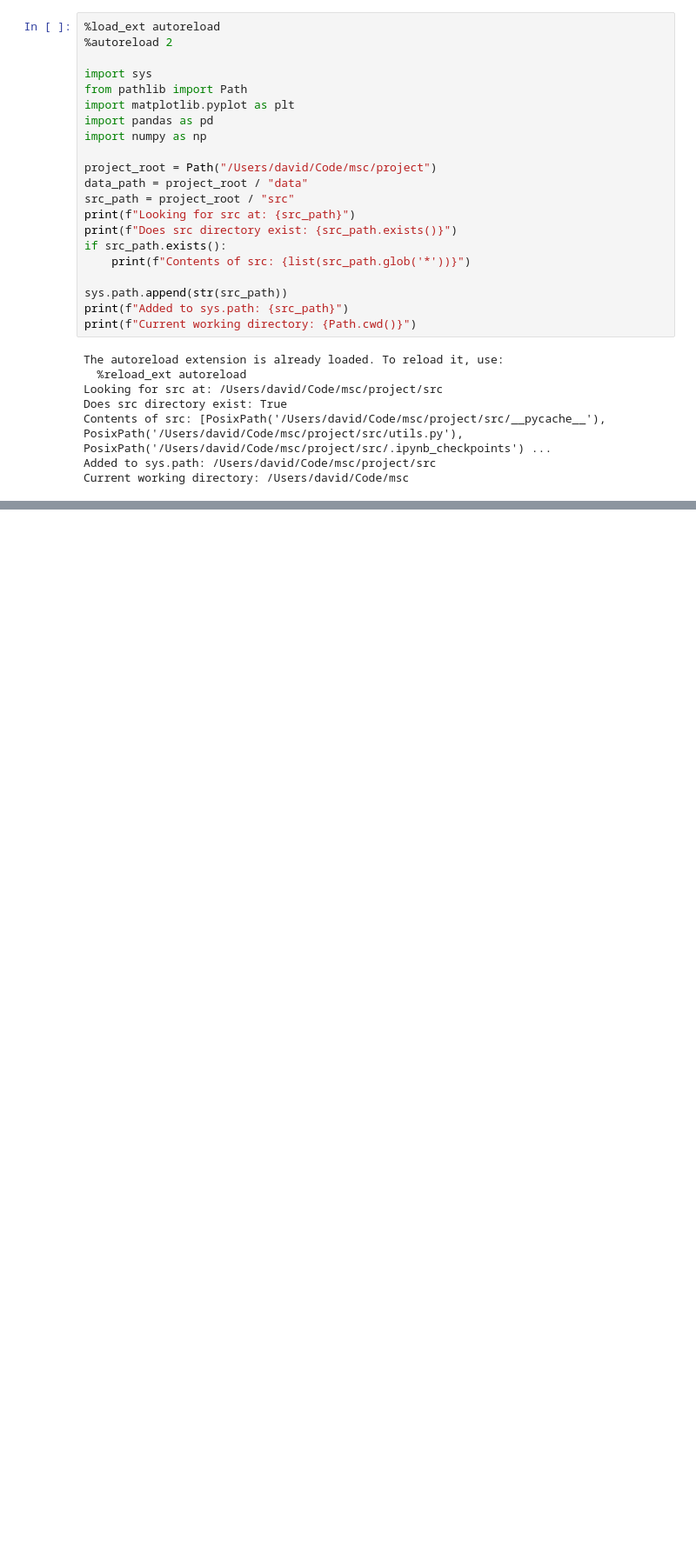
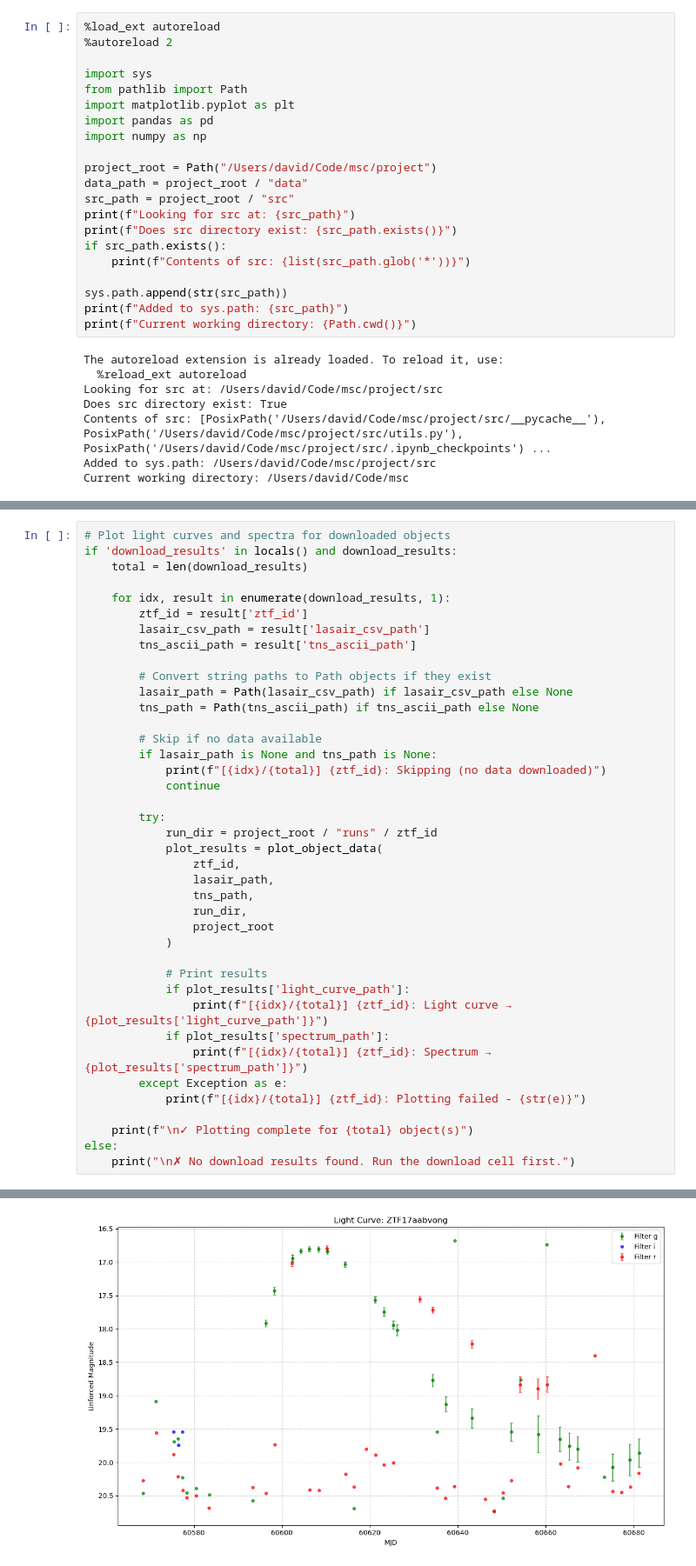
Before and after one commit to heffernan111/msc-dissertation, a Jupyter notebook: project/src/process.ipynb, the cells around one changed output, grey strips where cells are left out. Shown at 87% size. Drawn from its saved outputs; the diff is of its cells as text; blank space fills up the shorter version.

Commit message:
new data process

```diff
--- a/project/src/process.ipynb
+++ b/project/src/process.ipynb
@@ -103,0 +161,41 @@ else:
+# %%
+# Plot light curves and spectra for downloaded objects
+if 'download_results' in locals() and download_results:
+    total = len(download_results)
+
+    for idx, result in enumerate(download_results, 1):
+        ztf_id = result['ztf_id']
+        lasair_csv_path = result['lasair_csv_path']
+        tns_ascii_path = result['tns_ascii_path']
+
+        # Convert string paths to Path objects if they exist
+        lasair_path = Path(lasair_csv_path) if lasair_csv_path else None
+        tns_path = Path(tns_ascii_path) if tns_ascii_path else None
+
+        # Skip if no data available
+        if lasair_path is None and tns_path is None:
+            print(f"[{idx}/{total}] {ztf_id}: Skipping (no data downloaded)")
+            continue
+
+        try:
+            run_dir = project_root / "runs" / ztf_id
+            plot_results = plot_object_data(
+                ztf_id,
+                lasair_path,
+                tns_path,
+                run_dir,
+                project_root
+            )
+
+            # Print results
+            if plot_results['light_curve_path']:
+                print(f"[{idx}/{total}] {ztf_id}: Light curve → {plot_results['light_curve_path']}")
+            if plot_results['spectrum_path']:
+                print(f"[{idx}/{total}] {ztf_id}: Spectrum → {plot_results['spectrum_path']}")
+        except Exception as e:
+            print(f"[{idx}/{total}] {ztf_id}: Plotting failed - {str(e)}")
+
+    print(f"\n✓ Plotting complete for {total} object(s)")
+else:
+    print("\n✗ No download results found. Run the download cell first.")
+# %% [output]
@@ -103,0 +206 @@ else:
+[figure, added]
```
Also changed, not shown: parts of 4 cells of this notebook, 5 other files.
